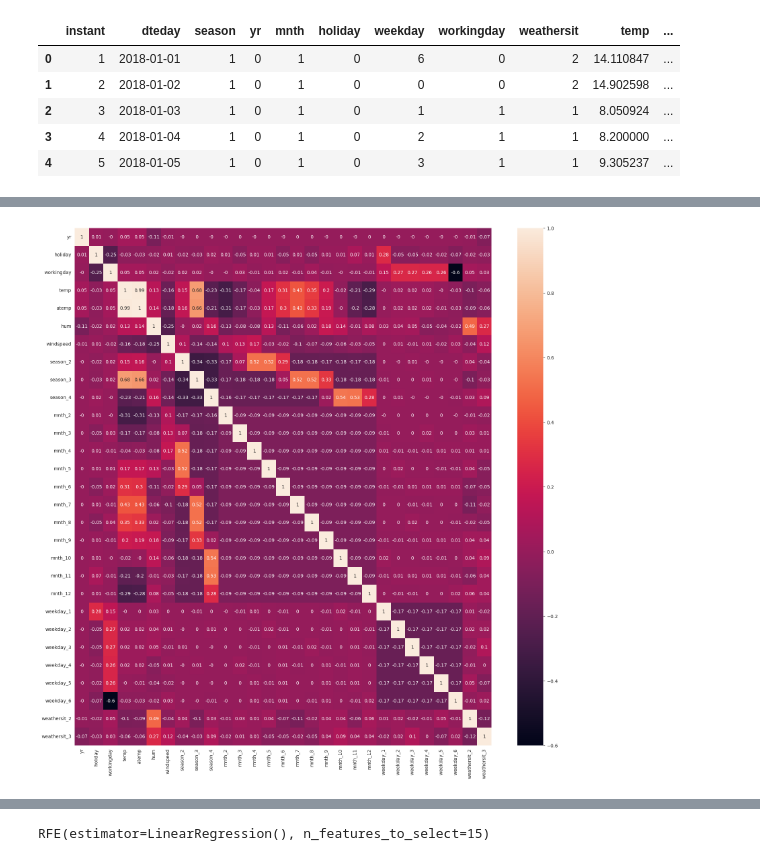
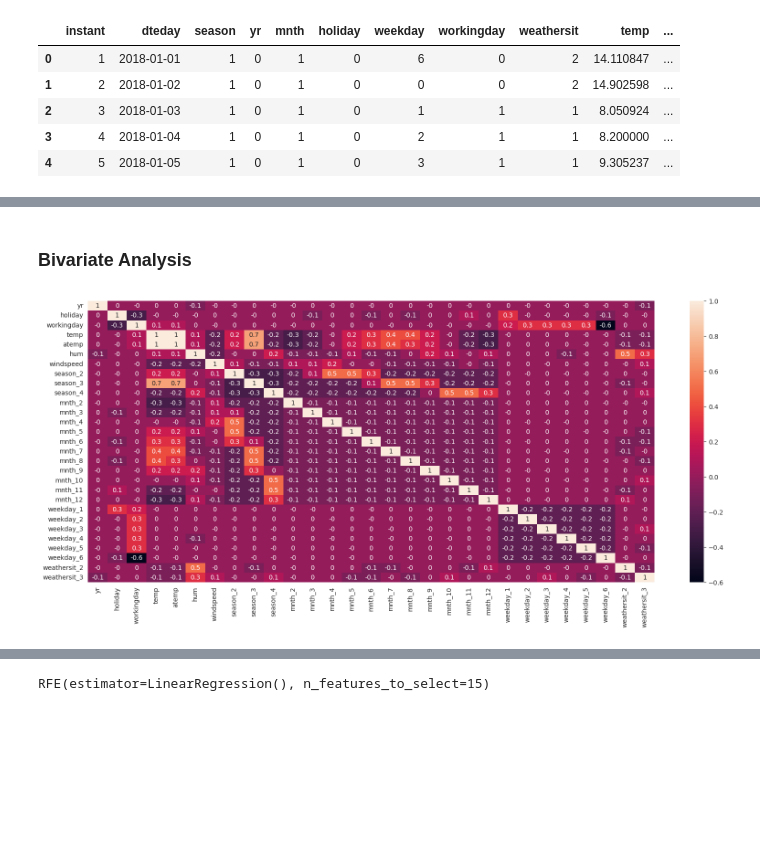
Before and after one commit to eeshangpt/bike_sharing_analysis, a Jupyter notebook: linear_regression_analysis.ipynb, the cells around one changed output, grey strips where cells are left out. Saved outputs shown, nothing was run; the diff lists cells and outputs as text; code cells hidden in the pictures; blank space fills up the shorter version.

```diff
--- a/linear_regression_analysis.ipynb
+++ b/linear_regression_analysis.ipynb
@@ -70,9 +84,9 @@ data.head()
 | 4 | 5 | 05-01-2018 | 1 | 0 | 1 | 0 | 3 | 1 | 1 | 9.305237 | ... |
 # %%
 with open(join(DATA_DIR, "Readme.txt"), 'r') as f:
-    data_dictonary = f.read()
-
-print(data_dictonary)
+    data_dictonary = f.readlines()
+del f
+print("".join(data_dictonary[:25]))
 # %% [output]
 =========================================
 Dataset characteristics
@@ -229,3 +205,18 @@ categorical_columns =[
+# %%
+target_columns = ["cnt"]
+
+numerical_columns = ["temp",
+                     "atemp",
+                     "hum",
+                     "windspeed",]
+
+categorical_columns =["season",
+                      "yr",
+                      "mnth",
+                      "holiday",
+                      "weekday",
+                      "workingday",
+                      "weathersit",]
 # %%
 data.describe()
 # %% [output]
@@ -256,0 +349,5 @@ data[categorical_columns]
+# %%
+plt.figure(figsize=(15, 20))
+for i, col in enumerate(categorical_columns):
+    plt.subplot(4, 2, i + 1)
+    sns.boxplot(data=data, x=col, y='cnt')
@@ -312,5 +395,0 @@ categorical_columns
-# %%
-plt.figure(figsize=(15, 20))
-for i, col in enumerate(categorical_columns):
-    plt.subplot(4, 2, i + 1)
-    sns.violinplot(data=data_bk, x=col, y='cnt')
@@ -319,7 +396,9 @@ for i, col in enumerate(categorical_columns):
+# %% [markdown]
+### Bivariate Analysis
 # %%
-plt.figure(figsize=(20, 20))
+plt.figure(figsize=(20, 8))
 sns.heatmap(data[[i for i in data.columns
-                  if i not in target_columns]].corr().round(2), annot=True)
+                  if i not in target_columns]].corr().round(1), annot=True)
 plt.show()
 # %% [output]
-[figure, old version]
+[figure, new version]
```
Also changed, not shown: parts of 97 cells of this notebook, 2 other files.
